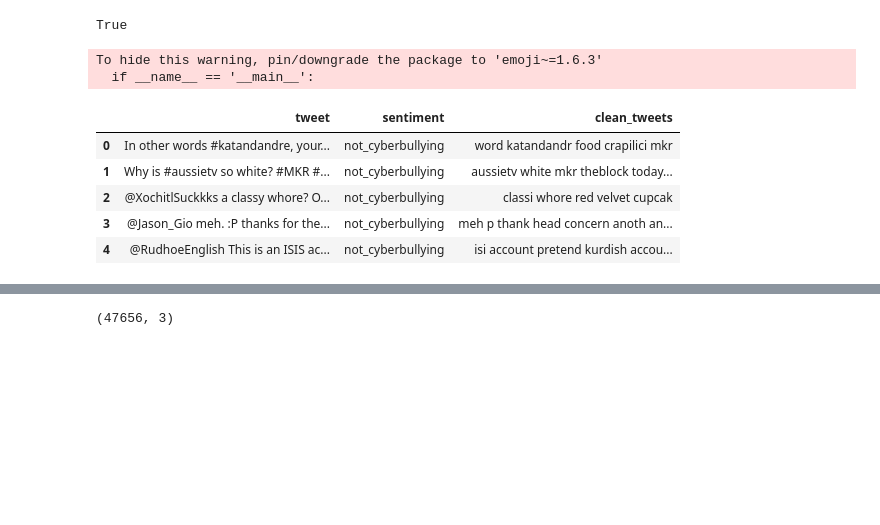
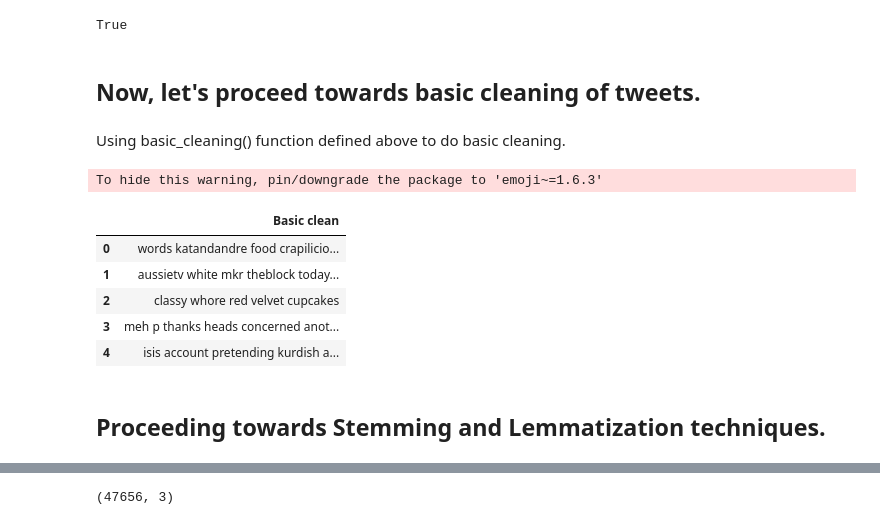
Before and after one commit to vishal19217/CyberBullying_Sentiment_Analysis, a Jupyter notebook: ML_Project_PreProcessing.ipynb, the cells around one changed output, grey strips where cells are left out. Drawn from its saved outputs; the diff is of its cells as text; code cells hidden in the pictures; blank space fills up the shorter version.

```diff
--- a/ML_Project_PreProcessing.ipynb
+++ b/ML_Project_PreProcessing.ipynb
@@ -73,6 +103,8 @@ nltk.download('punkt')
 [nltk_data] Downloading package punkt to /root/nltk_data...
 [nltk_data]   Package punkt is already up-to-date!
 True
+# %% [markdown]
+## Now, let's proceed towards basic cleaning of tweets.
 # %%
 import re, string
 import emoji
@@ -154,17 +173,23 @@ def deepClean(text):
   return text
+# %% [markdown]
+Using basic_cleaning() function defined above to do basic cleaning.
 # %%
-clean_tweets = []
+basic_clean_tweets = []
 for text in data['tweet']:
-  clean_tweets.append(deepClean(text))
-
-data['clean_tweets'] = clean_tweets
-data.head()
+  basic_clean_tweets.append(basic_cleaning(text))
 # %% [output]
 To hide this warning, pin/downgrade the package to 'emoji~=1.6.3'
-  if __name__ == '__main__':
-|  | tweet | sentiment | clean_tweets |
-| 0 | In other words #katandandre, your... | not_cyberbullying | word katandandr food crapilici mkr |
-| 1 | Why is #aussietv so white? #MKR #... | not_cyberbullying | aussietv white mkr theblock today... |
-| 2 | @XochitlSuckkks a classy whore? O... | not_cyberbullying | classi whore red velvet cupcak |
-| 3 | @Jason_Gio meh. :P thanks for the... | not_cyberbullying | meh p thank head concern anoth an... |
-| 4 | @RudhoeEnglish This is an ISIS ac... | not_cyberbullying | isi account pretend kurdish accou... |
+# %%
+basic_clean_df = pd.DataFrame(basic_clean_tweets, columns = ['Basic clean']);
+basic_clean_df.head()
+
+# We can see that basic cleaning of tweets has been done.
+# %% [output]
+|  | Basic clean |
+| 0 | words katandandre food crapilicio... |
+| 1 | aussietv white mkr theblock today... |
+| 2 | classy whore red velvet cupcakes |
+| 3 | meh p thanks heads concerned anot... |
+| 4 | isis account pretending kurdish a... |
+# %% [markdown]
+## Proceeding towards Stemming and Lemmatization techniques.
```
Also changed, not shown: parts of 28 cells of this notebook.
